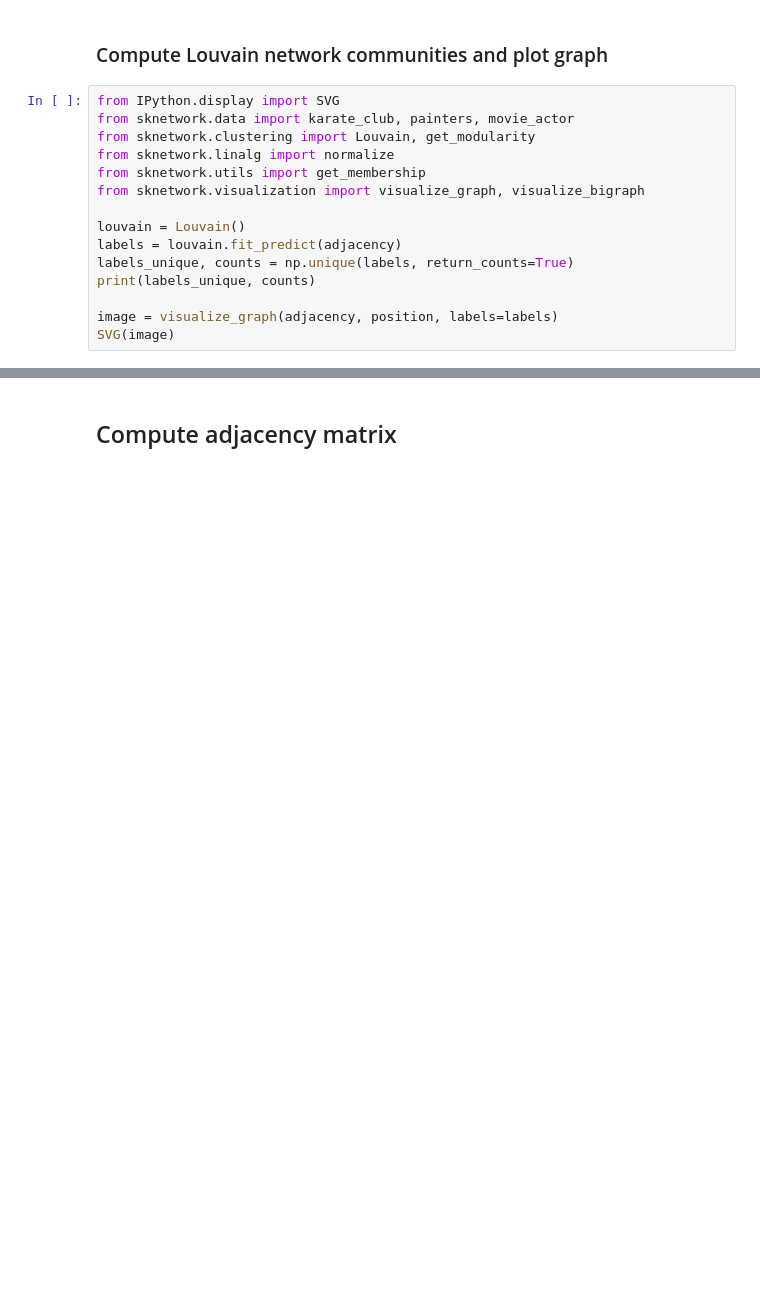
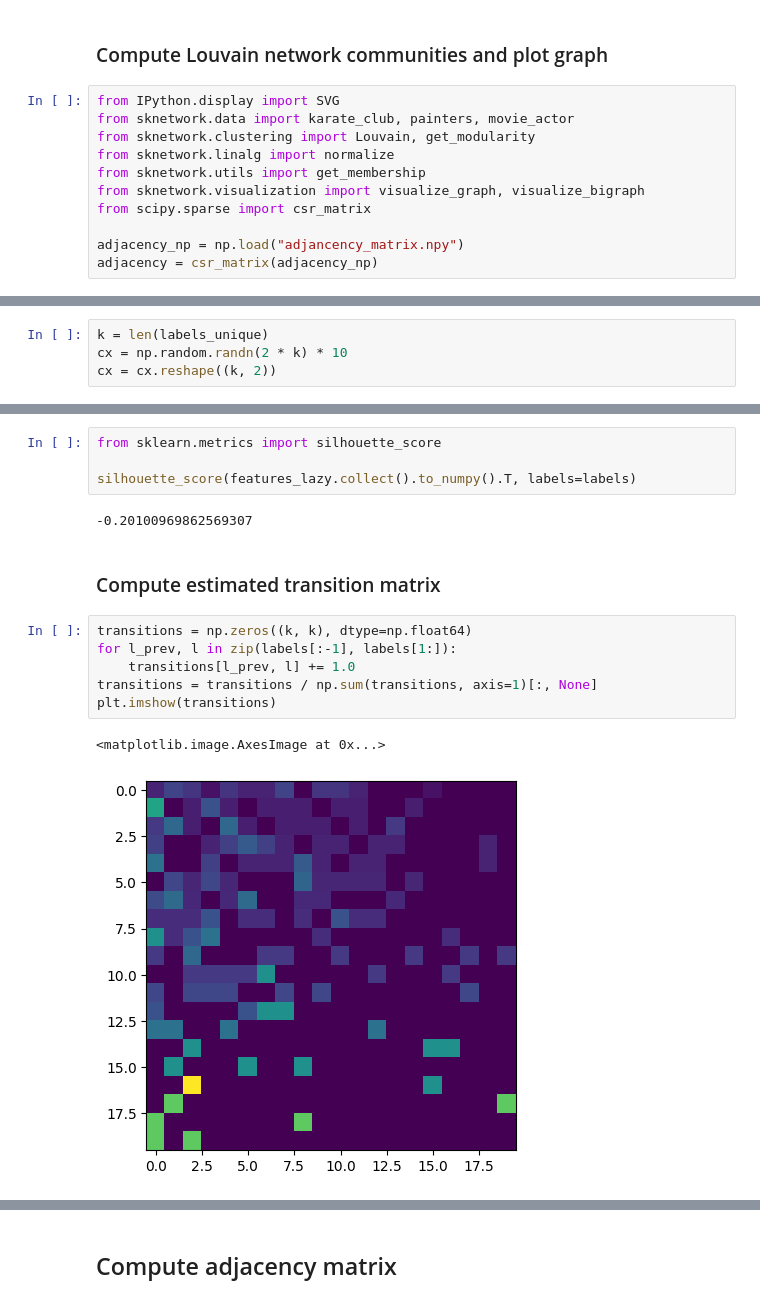
Before and after one commit to chataignault/irbackend, a Jupyter notebook: kaggle/market_state.ipynb, the cells around one changed output, grey strips where cells are left out. Drawn from its saved outputs; the diff is of its cells as text; blank space fills up the shorter version.

```diff
--- a/kaggle/market_state.ipynb
+++ b/kaggle/market_state.ipynb
@@ -308,11 +272,7 @@ from sknetwork.clustering import Louvain, get_modularity
 from sknetwork.linalg import normalize
 from sknetwork.utils import get_membership
 from sknetwork.visualization import visualize_graph, visualize_bigraph
+from scipy.sparse import csr_matrix
 
-louvain = Louvain()
-labels = louvain.fit_predict(adjacency)
-labels_unique, counts = np.unique(labels, return_counts=True)
-print(labels_unique, counts)
-
-image = visualize_graph(adjacency, position, labels=labels)
-SVG(image)
+adjacency_np = np.load("adjancency_matrix.npy")
+adjacency = csr_matrix(adjacency_np)
@@ -318,0 +290,4 @@ SVG(image)
+# %%
+k = len(labels_unique)
+cx = np.random.randn(2 * k) * 10
+cx = cx.reshape((k, 2))
@@ -318,0 +303,17 @@ SVG(image)
+# %%
+from sklearn.metrics import silhouette_score
+
+silhouette_score(features_lazy.collect().to_numpy().T, labels=labels)
+# %% [output]
+-0.20100969862569307
+# %% [markdown]
+### Compute estimated transition matrix
+# %%
+transitions = np.zeros((k, k), dtype=np.float64)
+for l_prev, l in zip(labels[:-1], labels[1:]):
+    transitions[l_prev, l] += 1.0
+transitions = transitions / np.sum(transitions, axis=1)[:, None]
+plt.imshow(transitions)
+# %% [output]
+<matplotlib.image.AxesImage at 0x...>
+[figure, added]
```
Also changed, not shown: parts of 17 cells of this notebook.
